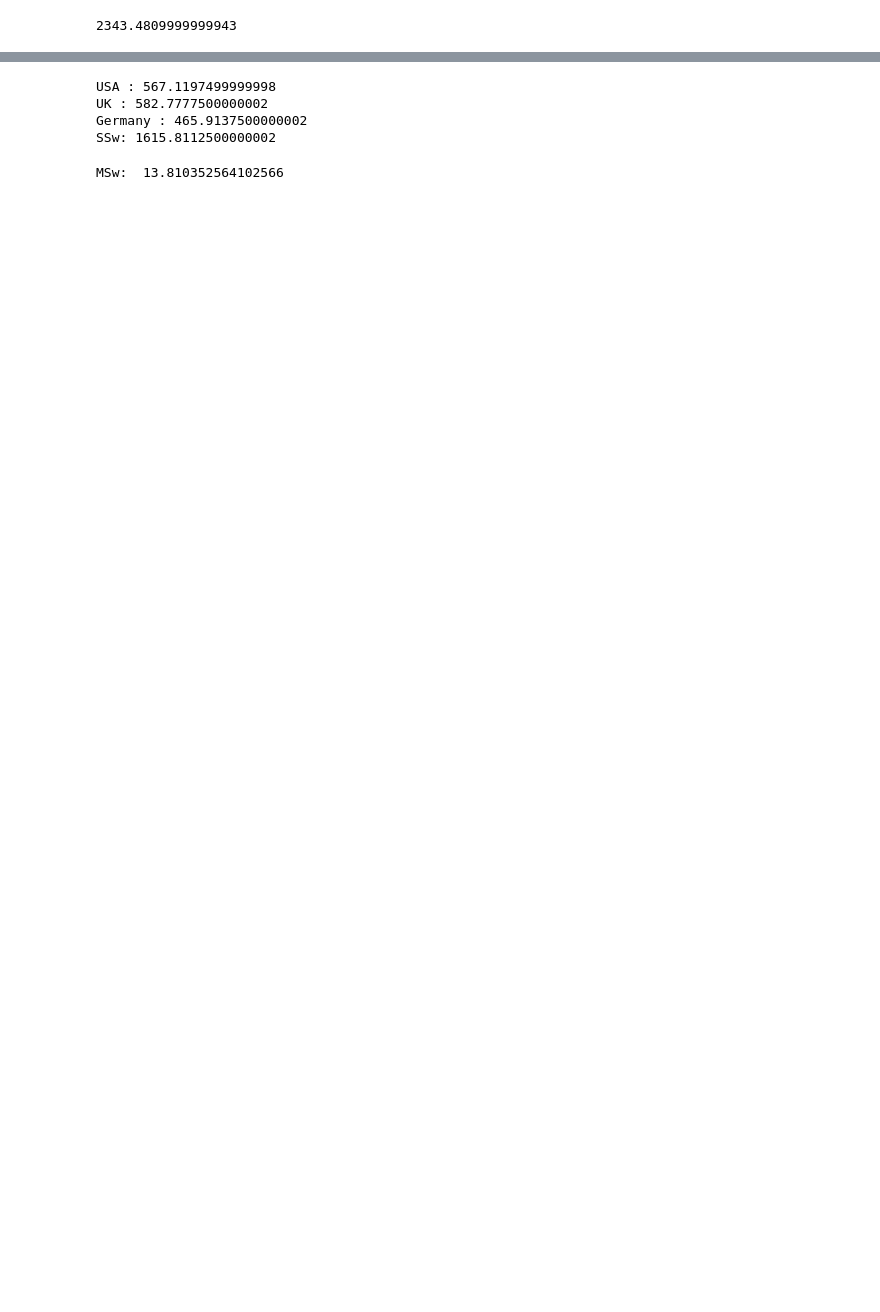
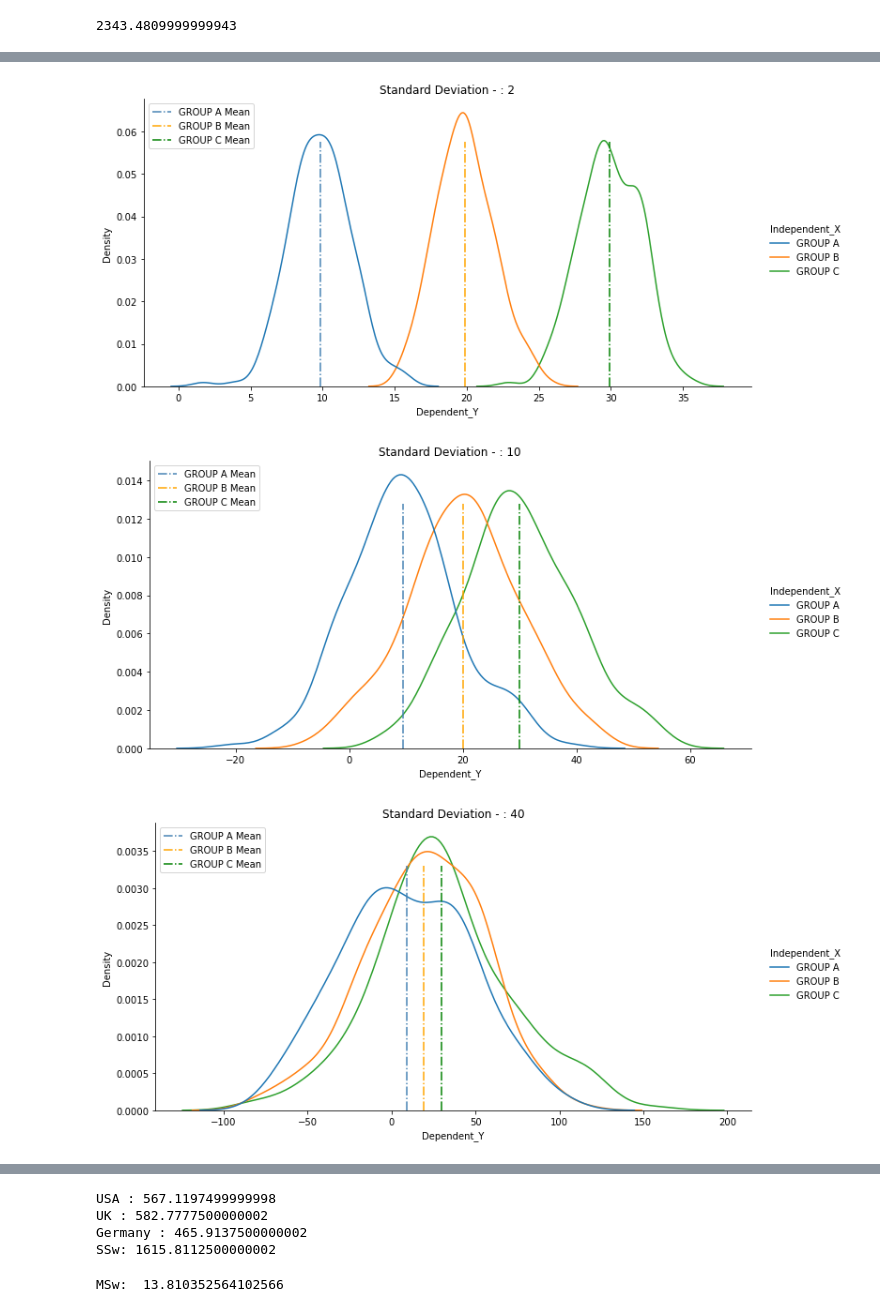
Before and after one commit to sezginisg/anova-example, a Jupyter notebook: Anova-Test-Example.ipynb, the cells around one changed output, grey strips where cells are left out. Cells and saved outputs as stored; diff of their text form; code cells hidden in the pictures; blank space fills up the shorter version.

```diff
--- a/Anova-Test-Example.ipynb
+++ b/Anova-Test-Example.ipynb
@@ -342,8 +295,0 @@ plt.show()
-# %%
-#Different sample size
-sample_size_list = [5,40,200,1000,10000]
-for i in sample_size_list:
-    title = 'Sample Size - : ' + str(i)
-    understand_anova(i,['GROUP A','GROUP B','GROUP C'],[10,15,20],4)
-    plt.title(title)
-    plt.show()
@@ -356,14 +295,0 @@ for i in sample_size_list:
-# %%
-#Different std size
-std_list = [2,10,40,400]
-for i in std_list:
-    title = 'Standard Deviation - : ' + str(i)
-    groups = ['GROUP A','GROUP B','GROUP C']
-    colors = ['steelblue','orange','g']
-    df_std,dis_plot = understand_anova(200,groups,[10,20,30],i)
-    for i in range(len(groups)):
-        label = groups[i] + ' Mean'
-        plt.axvline(x=df_std[df_std.Independent_X == groups[i]].Dependent_Y.mean(),ymax=0.85,color=colors[i],linestyle='-.',label=label)
-    plt.title(title)
-    plt.legend(loc='upper left')
-    plt.show()
@@ -406,0 +326,18 @@ print(MSb)
+# %%
+#Different variances
+std_list = [2,10,40,400]
+for i in std_list:
+    title = 'Standard Deviation - : ' + str(i)
+    groups = ['GROUP A','GROUP B','GROUP C']
+    colors = ['steelblue','orange','g']
+    df_std,dis_plot = anova_test_data(200,groups,[10,20,30],i)
+    for i in range(len(groups)):
+        label = groups[i] + ' Mean'
+        plt.axvline(x=df_std[df_std.Independent_X == groups[i]].Dependent_Y.mean(),ymax=0.85,color=colors[i],linestyle='-.',label=label)
+    plt.title(title)
+    plt.legend(loc='upper left')
+    plt.show()
+# %% [output]
+[figure, added]
+[figure, added]
+[figure, added]
```
Also changed, not shown: parts of 54 cells of this notebook, 5 other files.
